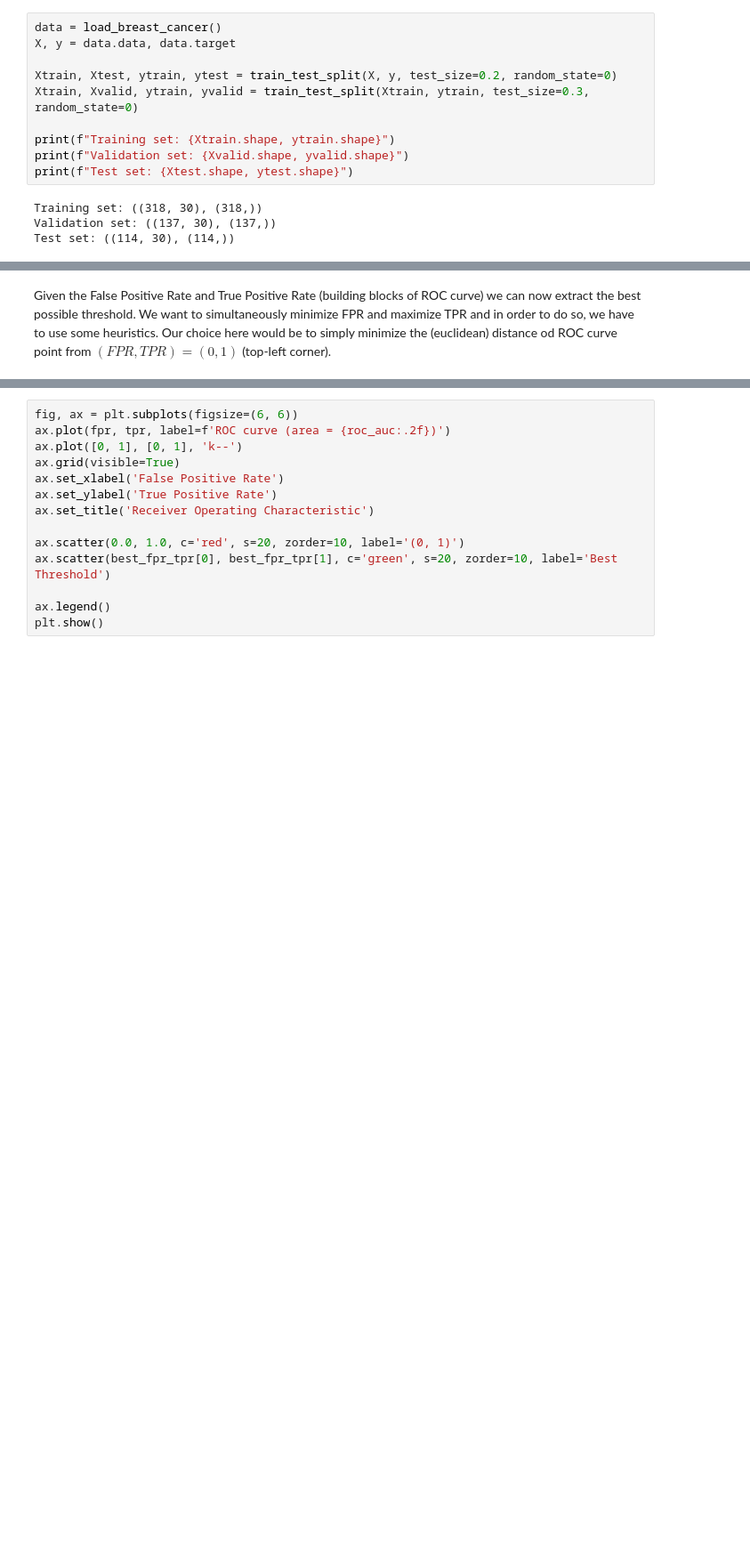
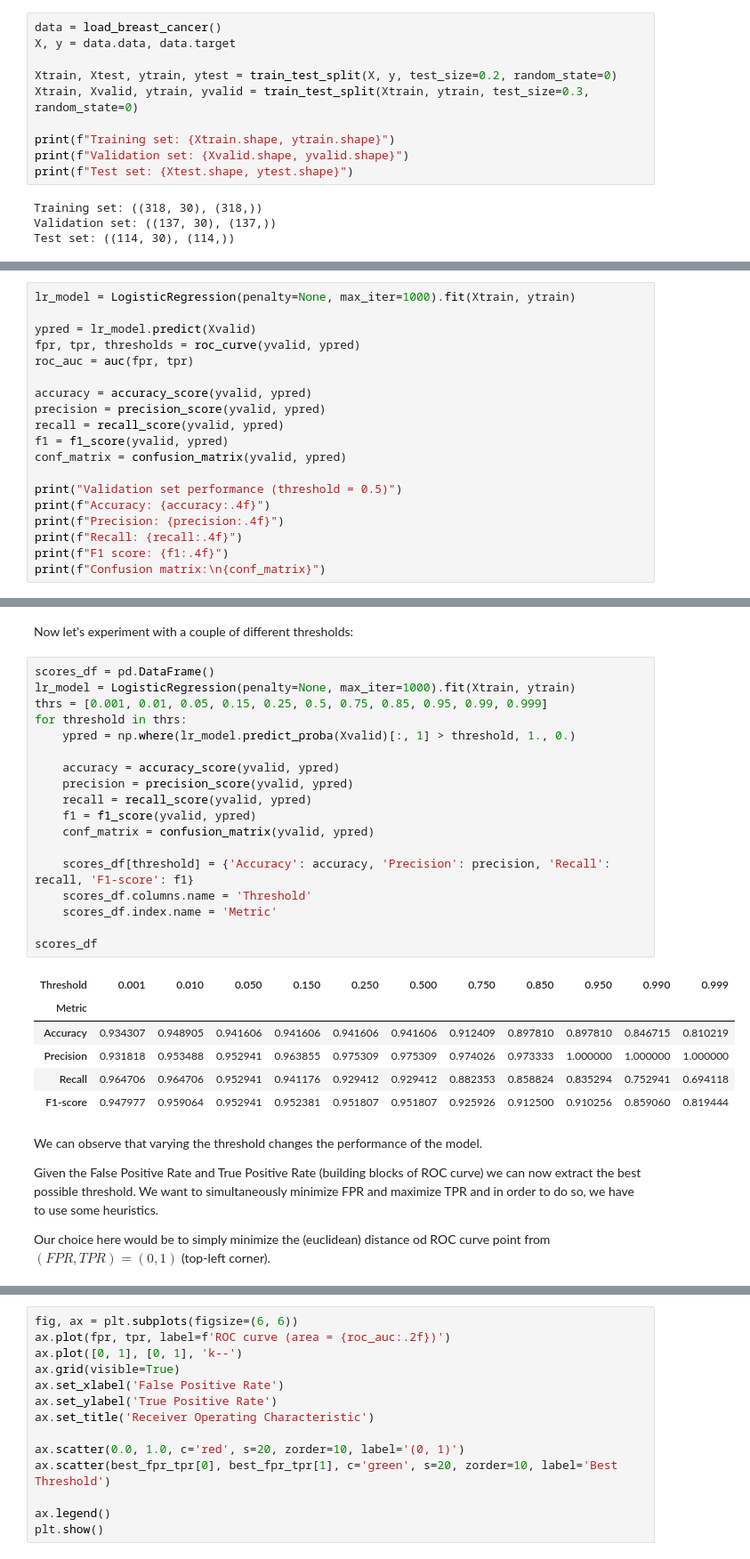
Before and after one commit to jakubweglowski/Machine-Learning-Summer-2024-25, a Jupyter notebook: Homework03_regression.ipynb, the cells around one changed output, grey strips where cells are left out. Shown at 89% size. Drawn from its saved outputs; the diff is of its cells as text; blank space fills up the shorter version.

Commit message:
Finished Homework03_regression.ipynb

```diff
--- a/Homework03_regression.ipynb
+++ b/Homework03_regression.ipynb
@@ -60,0 +32,19 @@ roc_auc = auc(fpr, tpr)
+# %%
+lr_model = LogisticRegression(penalty=None, max_iter=1000).fit(Xtrain, ytrain)
+
+ypred = lr_model.predict(Xvalid)
+fpr, tpr, thresholds = roc_curve(yvalid, ypred)
+roc_auc = auc(fpr, tpr)
+
+accuracy = accuracy_score(yvalid, ypred)
+precision = precision_score(yvalid, ypred)
+recall = recall_score(yvalid, ypred)
+f1 = f1_score(yvalid, ypred)
+conf_matrix = confusion_matrix(yvalid, ypred)
+
+print("Validation set performance (threshold = 0.5)")
+print(f"Accuracy: {accuracy:.4f}")
+print(f"Precision: {precision:.4f}")
+print(f"Recall: {recall:.4f}")
+print(f"F1 score: {f1:.4f}")
+print(f"Confusion matrix:\n{conf_matrix}")
@@ -61,3 +60,34 @@ roc_auc = auc(fpr, tpr)
+# %% [markdown]
+Now let's experiment with a couple of different thresholds:
+# %%
+scores_df = pd.DataFrame()
+lr_model = LogisticRegression(penalty=None, max_iter=1000).fit(Xtrain, ytrain)
+thrs = [0.001, 0.01, 0.05, 0.15, 0.25, 0.5, 0.75, 0.85, 0.95, 0.99, 0.999]
+for threshold in thrs:
+    ypred = np.where(lr_model.predict_proba(Xvalid)[:, 1] > threshold, 1., 0.)
+
+    accuracy = accuracy_score(yvalid, ypred)
+    precision = precision_score(yvalid, ypred)
+    recall = recall_score(yvalid, ypred)
+    f1 = f1_score(yvalid, ypred)
+    conf_matrix = confusion_matrix(yvalid, ypred)
+
+    scores_df[threshold] = {'Accuracy': accuracy, 'Precision': precision, 'Recall': recall, 'F1-score': f1}
+    scores_df.columns.name = 'Threshold'
+    scores_df.index.name = 'Metric'
+
+scores_df
+# %% [output]
+| Threshold | 0.001 | 0.010 | 0.050 | 0.150 | 0.250 | 0.500 | 0.750 | 0.850 | 0.950 | 0.990 | 0.999 |
+| Metric |  |  |  |  |  |  |  |  |  |  |  |
+| Accuracy | 0.934307 | 0.948905 | 0.941606 | 0.941606 | 0.941606 | 0.941606 | 0.912409 | 0.897810 | 0.897810 | 0.846715 | 0.810219 |
+| Precision | 0.931818 | 0.953488 | 0.952941 | 0.963855 | 0.975309 | 0.975309 | 0.974026 | 0.973333 | 1.000000 | 1.000000 | 1.000000 |
+| Recall | 0.964706 | 0.964706 | 0.952941 | 0.941176 | 0.929412 | 0.929412 | 0.882353 | 0.858824 | 0.835294 | 0.752941 | 0.694118 |
+| F1-score | 0.947977 | 0.959064 | 0.952941 | 0.952381 | 0.951807 | 0.951807 | 0.925926 | 0.912500 | 0.910256 | 0.859060 | 0.819444 |
 # %% [markdown]
-Given the False Positive Rate and True Positive Rate (building blocks of ROC curve) we can now extract the best possible threshold. We want to simultaneously minimize FPR and maximize TPR and in order to do so, we have to use some heuristics. Our choice here would be to simply minimize the (euclidean) distance od ROC curve point from $(FPR, TPR) = (0, 1)$ (top-left corner).
+We can observe that varying the threshold changes the performance of the model.
+
+Given the False Positive Rate and True Positive Rate (building blocks of ROC curve) we can now extract the best possible threshold. We want to simultaneously minimize FPR and maximize TPR and in order to do so, we have to use some heuristics.
+
+Our choice here would be to simply minimize the (euclidean) distance od ROC curve point from $(FPR, TPR) = (0, 1)$ (top-left corner).
 # %%
```
Also changed, not shown: parts of 18 cells of this notebook.
